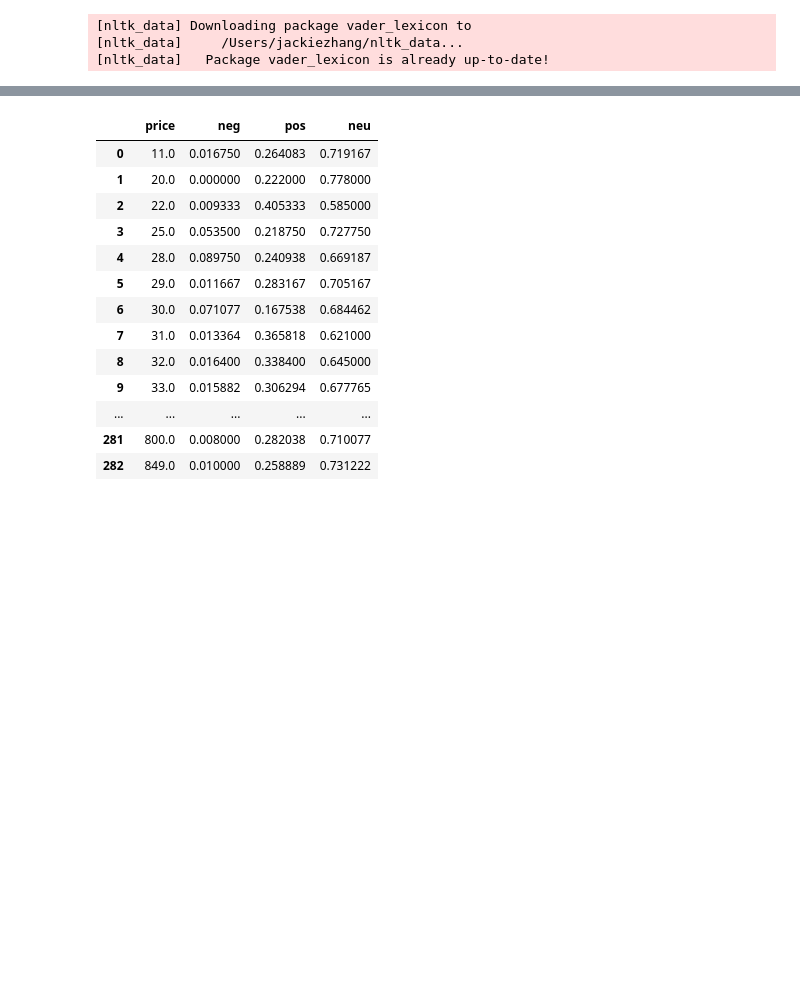
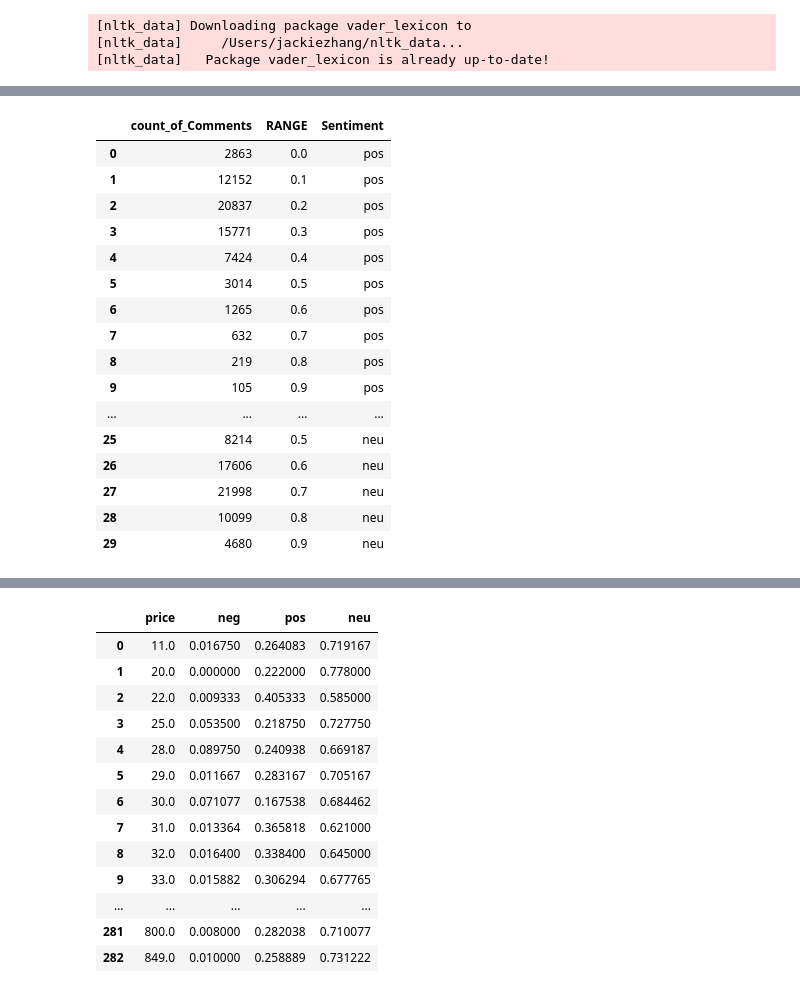
Before and after one commit to jackiezyy/boston-airbnb, a Jupyter notebook: boston_airbnb_notebook.ipynb, the cells around one changed output, grey strips where cells are left out. Cells and saved outputs as stored; diff of their text form; code cells hidden in the pictures; blank space fills up the shorter version.

```diff
--- a/boston_airbnb_notebook.ipynb
+++ b/boston_airbnb_notebook.ipynb
@@ -322,3 +290,38 @@ for i,r in polar_neu_df.iterrows():
+# %%
+# positive
+polar_df = review_counts('pos')
+
+# negative
+polar_neg_df = review_counts('neg')
+# merge positive with negative
+for i,r in polar_neg_df.iterrows():
+    polar_df = polar_df.append(pd.Series([r[0],r[1],r[2]],index=['count_of_Comments','RANGE','Sentiment']),ignore_index=True)
+
+# neutral
+polar_neu_df = review_counts('neu')
+# merge neutral with positive and negative
+for i,r in polar_neu_df.iterrows():
+    polar_df = polar_df.append(pd.Series([r[0],r[1],r[2]],index=['count_of_Comments','RANGE','Sentiment']),ignore_index=True)
+
+polar_df
+# %% [output]
+|  | count_of_Comments | RANGE | Sentiment |
+| 0 | 2863 | 0.0 | pos |
+| 1 | 12152 | 0.1 | pos |
+| 2 | 20837 | 0.2 | pos |
+| 3 | 15771 | 0.3 | pos |
+| 4 | 7424 | 0.4 | pos |
+| 5 | 3014 | 0.5 | pos |
+| 6 | 1265 | 0.6 | pos |
+| 7 | 632 | 0.7 | pos |
+| 8 | 219 | 0.8 | pos |
+| 9 | 105 | 0.9 | pos |
+| ... | ... | ... | ... |
+| 25 | 8214 | 0.5 | neu |
+| 26 | 17606 | 0.6 | neu |
+| 27 | 21998 | 0.7 | neu |
+| 28 | 10099 | 0.8 | neu |
+| 29 | 4680 | 0.9 | neu |
 # %%
 plt.figure(figsize=(10,10))
 sns.factorplot(data=polar_df, x="RANGE", y="count_of_Comments",col="Sentiment")
```
Also changed, not shown: parts of 39 cells of this notebook.
